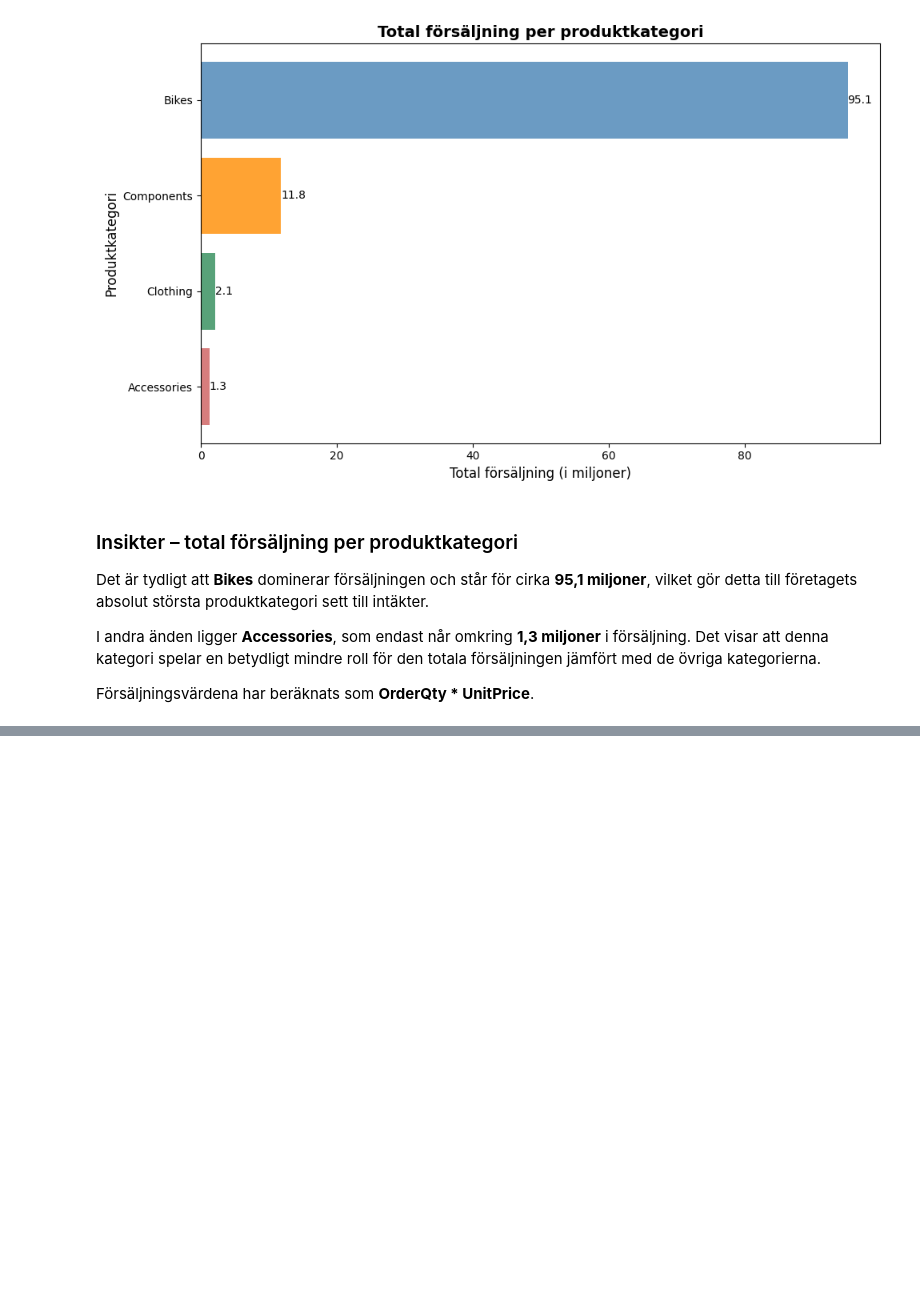
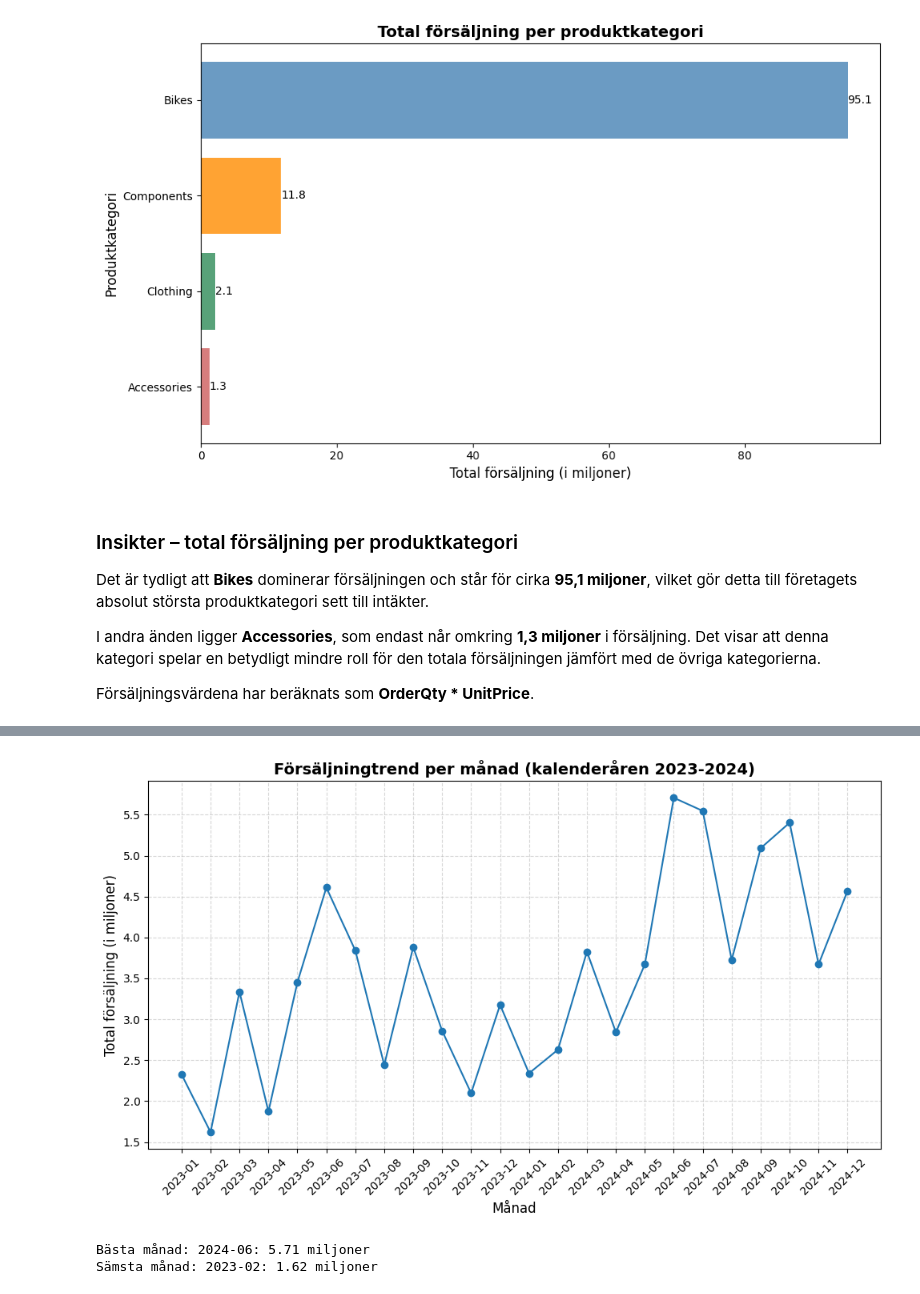
Before and after one commit to KevinCJohansson/AdventureWorks, a Jupyter notebook: notebooks/analys.ipynb, the cells around one changed output, grey strips where cells are left out. Saved outputs shown, nothing was run; the diff lists cells and outputs as text; code cells hidden in the pictures; blank space fills up the shorter version.

Commit message:
Add monthly sales trend analysis

```diff
--- a/notebooks/analys.ipynb
+++ b/notebooks/analys.ipynb
@@ -183,0 +197,49 @@ Försäljningsvärdena har beräknats som **OrderQty * UnitPrice**.
+# %%
+query_vis3 = """
+SELECT
+    FORMAT(OrderDate, 'yyyy-MM') AS YearMonth,
+    SUM(TotalDue) AS TotalSales
+
+FROM Sales.SalesOrderHeader
+WHERE OrderDate >= '2023-01-01'
+AND OrderDate < '2025-01-01'
+GROUP BY FORMAT(OrderDate, 'yyyy-MM')
+ORDER BY YearMonth ASC
+"""
+
+df_vis3 = query_df(query_vis3)
+
+df_vis3['TotalSales_M'] = df_vis3['TotalSales'] / 1_000_000
+best_month = df_vis3.loc[df_vis3['TotalSales_M'].idxmax()]
+worst_month = df_vis3.loc[df_vis3['TotalSales_M'].idxmin()]
+
+fig, ax = plt.subplots(figsize=(10,6))
+
+ax.plot(
+    df_vis3['YearMonth'],
+    df_vis3['TotalSales_M'],
+    marker='o'
+)
+
+ax.set_title('Försäljningtrend per månad (kalenderåren 2023-2024)', fontsize=14, fontweight='bold')
+ax.set_xlabel('Månad', fontsize=12)
+ax.set_ylabel('Total försäljning (i miljoner)', fontsize=12)
+ax.grid(True, linestyle='--', alpha=0.5)
+
+plt.xticks(rotation=45)
+plt.tight_layout()
+plt.show()
+
+print(
+    f"Bästa månad: {best_month['YearMonth']}: "
+    f"{best_month['TotalSales_M']:.2f} miljoner"
+)
+
+print(
+    f"Sämsta månad: {worst_month['YearMonth']}: "
+    f"{worst_month['TotalSales_M']:.2f} miljoner"
+)
+# %% [output]
+[figure, added]
+Bästa månad: 2024-06: 5.71 miljoner
+Sämsta månad: 2023-02: 1.62 miljoner
```
Also changed, not shown: parts of 2 cells of this notebook, 2 other files.
